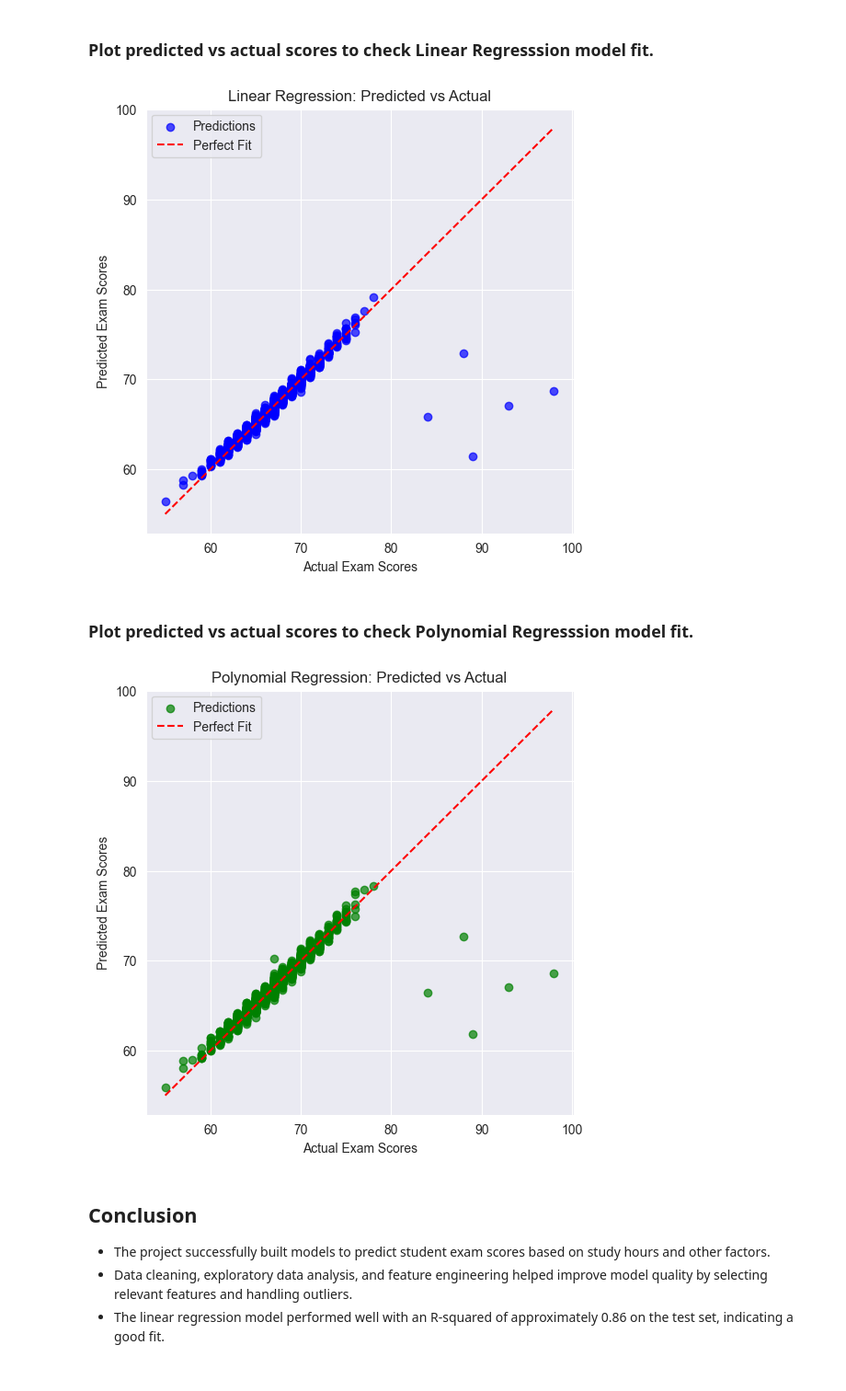
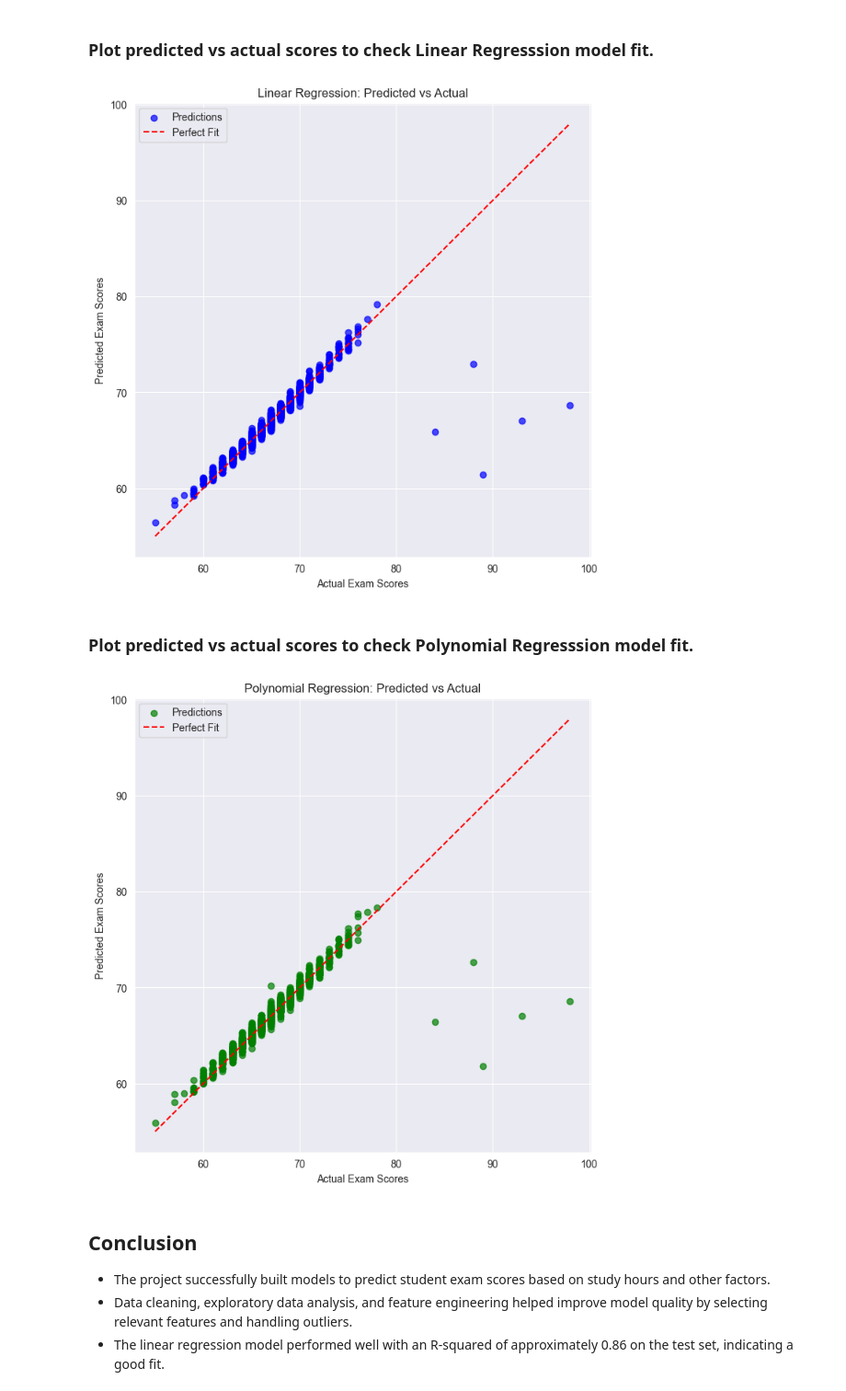
Before and after one commit to OmarMoawad1112/Student-Score-Prediction, a Jupyter notebook: Student_Score_Prediction.ipynb, the cells around one changed output. Shown: that part at 92% size. Saved outputs shown, nothing was run; the diff lists cells and outputs as text; code cells hidden in the pictures.

```diff
--- a/Student_Score_Prediction.ipynb
+++ b/Student_Score_Prediction.ipynb
@@ -454,7 +454,7 @@ MAE     : 0.007268429050030103
 # %% [markdown]
 ### Plot **predicted vs actual scores** to check **Linear Regresssion** model fit.
 # %%
-plt.figure(figsize=(6,6))
+plt.figure(figsize=(8,8))
 
 # Scatter plot of actual vs predicted scores
 plt.scatter(np.exp(y_test), np.exp(y_pred_lin), alpha=0.7, color="blue", label="Predictions")
@@ -475,29 +475,29 @@ plt.title("Linear Regression: Predicted vs Actual")
 plt.legend()
 plt.show()
 # %% [output]
-[figure, old version]
+[figure, new version]
 # %% [markdown]
 ### Plot **predicted vs actual scores** to check **Polynomial Regresssion** model fit.
 # %%
-plt.figure(figsize=(6,6))
+plt.figure(figsize=(8,8))
 
 # Scatter plot in original scale
 plt.scatter(np.exp(y_test), np.exp(y_pred_poly), alpha=0.7, color="green", label="Predictions")
 
 # Perfect fit line in original scale
 plt.plot(
     [np.exp(y_test.min()), np.exp(y_test.max())],
     [np.exp(y_test.min()), np.exp(y_test.max())],
     color="red", linestyle="--", label="Perfect Fit"
 )
 
 plt.xlabel("Actual Exam Scores")
 plt.ylabel("Predicted Exam Scores")
 plt.title("Polynomial Regression: Predicted vs Actual")
 plt.legend()
 plt.show()
 # %% [output]
-[figure, old version]
+[figure, new version]
 # %% [markdown]
 ## Conclusion
 
```
Also changed, not shown: 7 other files.
